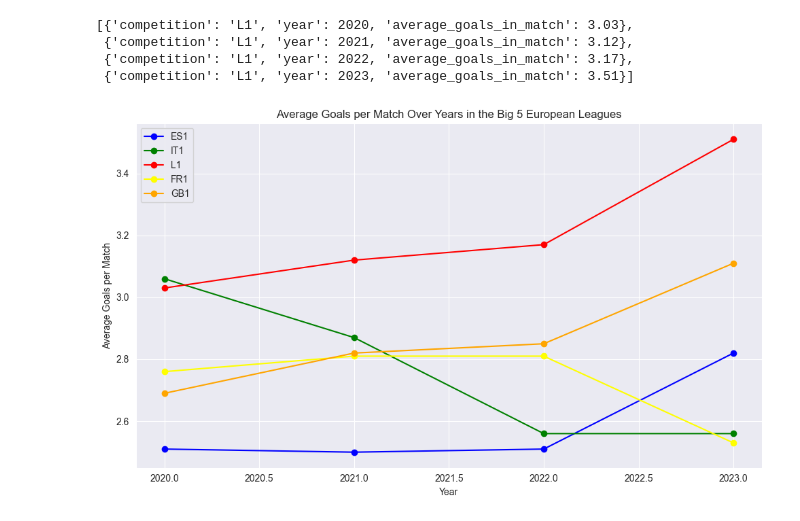
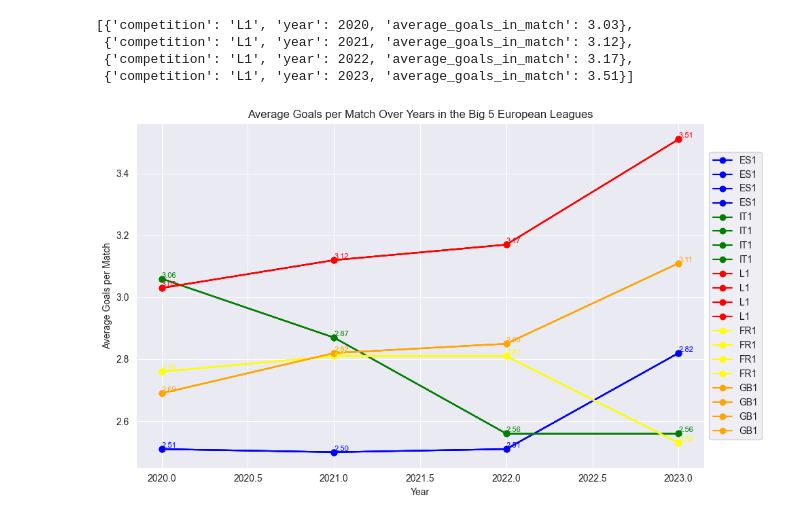
Before and after one commit to JavierBlancoGonzalez/Erasmus-IUM-6--Data_Analytics, a Jupyter notebook: Data_Analytic.ipynb, the cells around one changed output. Saved outputs shown, nothing was run; the diff lists cells and outputs as text; code cells hidden in the pictures.

Commit message:
big 5 european leagues comparison plot correction

```diff
--- a/Data_Analytic.ipynb
+++ b/Data_Analytic.ipynb
@@ -501,7 +501,7 @@ average_goals_germany
  {'competition': 'L1', 'year': 2022, 'average_goals_in_match': 3.17},
  {'competition': 'L1', 'year': 2023, 'average_goals_in_match': 3.51}]
 # %%
-def drawScatterPlot(average_spain, average_italy, average_germany, average_france, average_england):
+def drawPlot(average_spain, average_italy, average_germany, average_france, average_england):
     color_map = {average_spain[0]["competition"]: 'blue', average_italy[0]["competition"]: 'green',
                  average_germany[0]["competition"]: 'red', average_france[0]["competition"]: 'yellow',
                  average_england[0]["competition"]: 'orange'}  # Agrega más competiciones según sea necesario
@@ -513,19 +513,24 @@ def drawScatterPlot(average_spain, average_italy, average_germany, average_franc
         color = color_map.get(competition_name, 'black')
         years = [entry['year'] for entry in competition_data]
         average_goals = [entry['average_goals_in_match'] for entry in competition_data]
-        plt.plot(years, average_goals, label=competition_name, color=color, marker='o')
+        for year, avg_goals in zip(years, average_goals):
+            plt.plot(years, average_goals, label=competition_name, color=color, marker='o')
+            plt.text(year, avg_goals, f'{avg_goals:.2f}', ha='left', va='bottom', fontsize=8, color=color)
+
+
+
 
     # Personalizar el gráfico
     plt.title('Average Goals per Match Over Years in the Big 5 European Leagues')
     plt.xlabel('Year')
     plt.ylabel('Average Goals per Match')
-    plt.legend()
+    plt.legend(loc='center left', bbox_to_anchor=(1, 0.5))
     plt.grid(True)
 
     # Mostrar el gráfico
     plt.tight_layout()
     plt.show()
 # %%
-drawScatterPlot(average_goals_spain, average_goals_italy, average_goals_germany, average_goals_france, average_goals_england)
+drawPlot(average_goals_spain, average_goals_italy, average_goals_germany, average_goals_france, average_goals_england)
 # %% [output]
-[figure, old version]
+[figure, new version]
```
